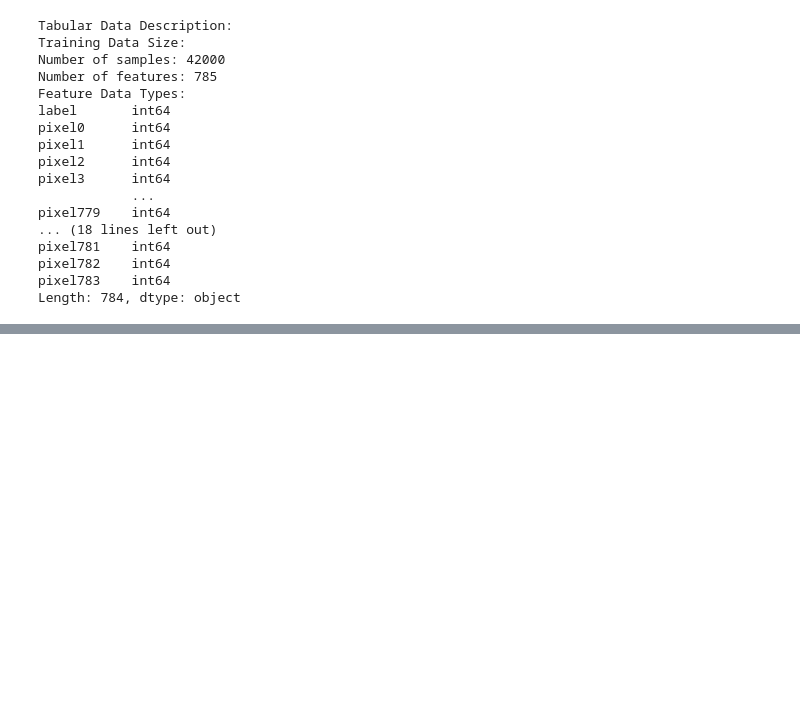
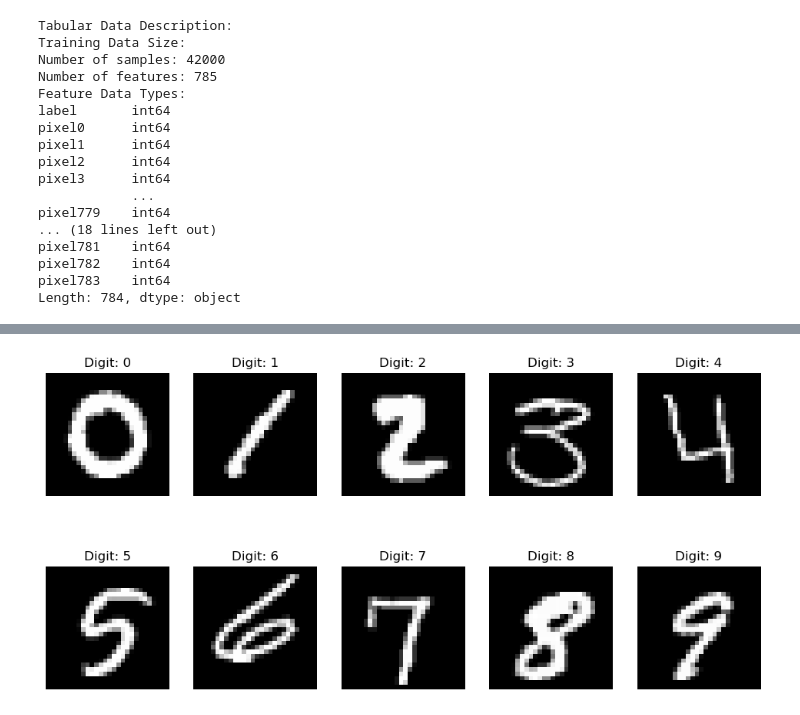
Before and after one commit to maylingchan22/digit-recognizer, a Jupyter notebook: Digit Recognizer.ipynb, the cells around one changed output, grey strips where cells are left out. Saved outputs shown, nothing was run; the diff lists cells and outputs as text; code cells hidden in the pictures; blank space fills up the shorter version.

```diff
--- a/Digit Recognizer.ipynb
+++ b/Digit Recognizer.ipynb
@@ -63,0 +118,15 @@ Length: 784, dtype: object
+# %%
+# Visualize a few sample images
+fig, axes = plt.subplots(2, 5, figsize=(12, 6))
+for i in range(3):
+    for j in range(5):
+        # Get a sample image for the current digit label
+        digit_samples = train[train['label'] == i*5 + j]
+        if not digit_samples.empty:
+            img = digit_samples.iloc[0, 1:].values.reshape(28, 28)
+            axes[i, j].imshow(img, cmap='gray')
+            axes[i, j].set_title('Digit: {}'.format(i*5 + j))
+            axes[i, j].axis('off')
+plt.show()
+# %% [output]
+[figure, added]
```
Also changed, not shown: parts of 27 cells of this notebook.
